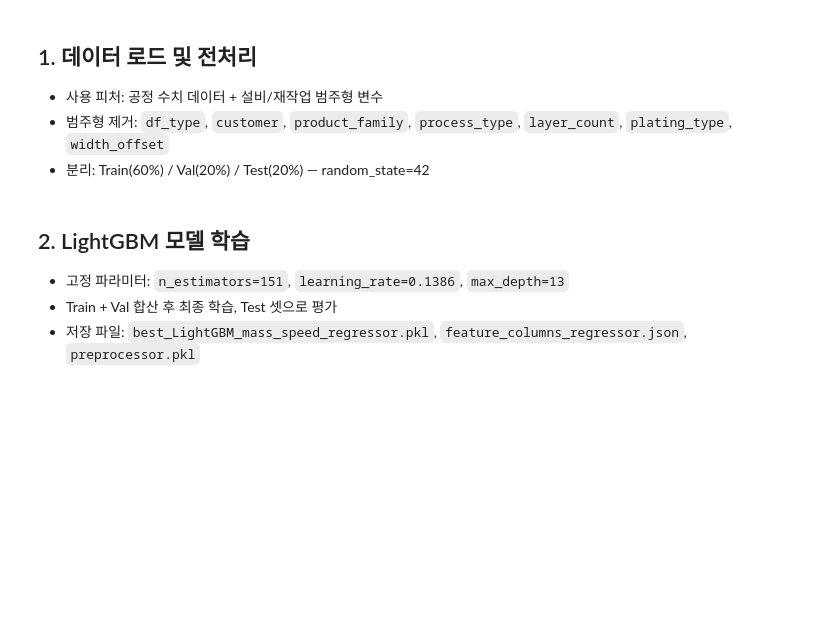
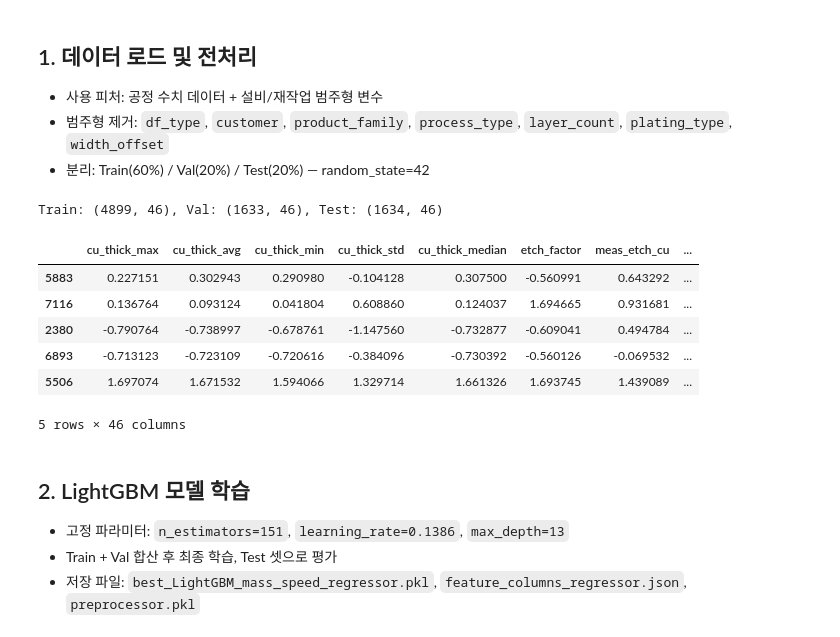
Before and after one commit to heyitsmialee/PRAGma, a Jupyter notebook: notebooks/modeling.ipynb, the cells around one changed output. Cells and saved outputs as stored; diff of their text form; code cells hidden in the pictures; blank space fills up the shorter version.

```diff
--- a/notebooks/modeling.ipynb
+++ b/notebooks/modeling.ipynb
@@ -34,7 +71,7 @@ import os
 import seaborn as sns
 import lightgbm as lgb
 
-def load_and_preprocess_data(csv_path='./Train_0319.csv'):
+def load_and_preprocess_data(csv_path='/content/PRAGma/data/Train_0319.csv'):
     raw_df = pd.read_csv(csv_path, encoding='cp949')
 
     df = raw_df[[
@@ -96,34 +133,43 @@ def load_and_preprocess_data(csv_path='./Train_0319.csv'):
             ('cat', OneHotEncoder(handle_unknown='ignore', sparse_output=False), categorical_features)
         ])
 
     x_train_transformed = preprocessor.fit_transform(x_train_set)
     x_val_transformed = preprocessor.transform(x_val_set)
     x_test_transformed = preprocessor.transform(x_test_set)
 
     cat_encoder = preprocessor.named_transformers_['cat']
     encoded_cat_cols = cat_encoder.get_feature_names_out(categorical_features)
     final_columns = numeric_features + list(encoded_cat_cols)
 
     df_train_set = pd.DataFrame(x_train_transformed, columns=final_columns, index=x_train_set.index)
     df_train_set['mass_des_speed'] = y_train_set # y_train_set으로 올바르게 할당
 
     df_val_set = pd.DataFrame(x_val_transformed, columns=final_columns, index=x_val_set.index)
     df_val_set['mass_des_speed'] = y_val_set
 
     df_test_set = pd.DataFrame(x_test_transformed, columns=final_columns, index=x_test_set.index)
     df_test_set['mass_des_speed'] = y_test_set
 
     joblib.dump(preprocessor, 'preprocessor.pkl')
 
     return df_train_set, df_val_set, df_test_set
 
 
 # 기존 select_best_regressor, tune_regressor_hyperparameters, tune_and_train_regressor 함수는 사용자의 요청에 따라 제거됩니다.
 
 
-train_df, val_df, test_df = load_and_preprocess_data('../data/Train_0319.csv')
+train_df, val_df, test_df = load_and_preprocess_data()
 print(f'Train: {train_df.shape}, Val: {val_df.shape}, Test: {test_df.shape}')
 train_df.head()
+# %% [output]
+Train: (4899, 46), Val: (1633, 46), Test: (1634, 46)
+|  | cu_thick_max | cu_thick_avg | cu_thick_min | cu_thick_std | cu_thick_median | etch_factor | meas_etch_cu | ... |
+| 5883 | 0.227151 | 0.302943 | 0.290980 | -0.104128 | 0.307500 | -0.560991 | 0.643292 | ... |
+| 7116 | 0.136764 | 0.093124 | 0.041804 | 0.608860 | 0.124037 | 1.694665 | 0.931681 | ... |
+| 2380 | -0.790764 | -0.738997 | -0.678761 | -1.147560 | -0.732877 | -0.609041 | 0.494784 | ... |
+| 6893 | -0.713123 | -0.723109 | -0.720616 | -0.384096 | -0.730392 | -0.560126 | -0.069532 | ... |
+| 5506 | 1.697074 | 1.671532 | 1.594066 | 1.329714 | 1.661326 | 1.693745 | 1.439089 | ... |
+5 rows × 46 columns
 # %% [markdown]
 ## 2. LightGBM 모델 학습
 
```
Also changed, not shown: parts of 5 cells of this notebook.
